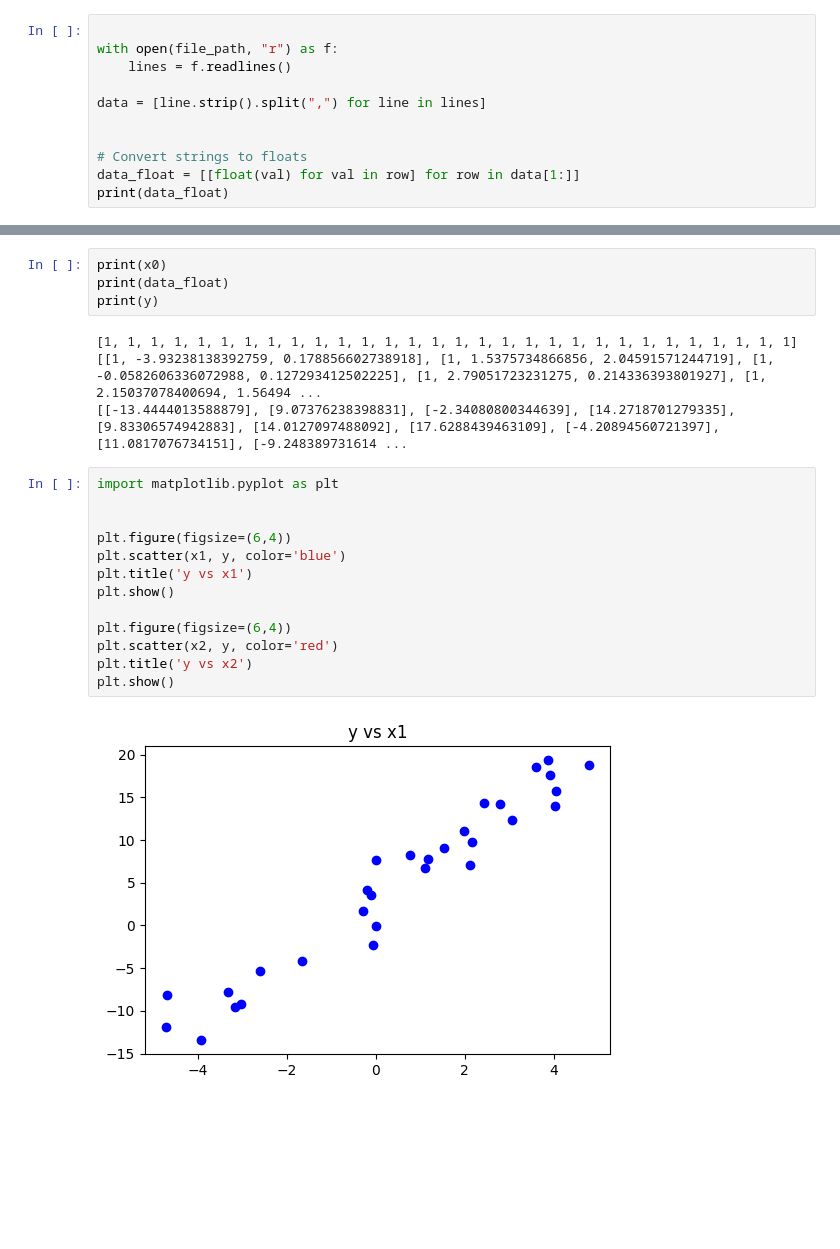
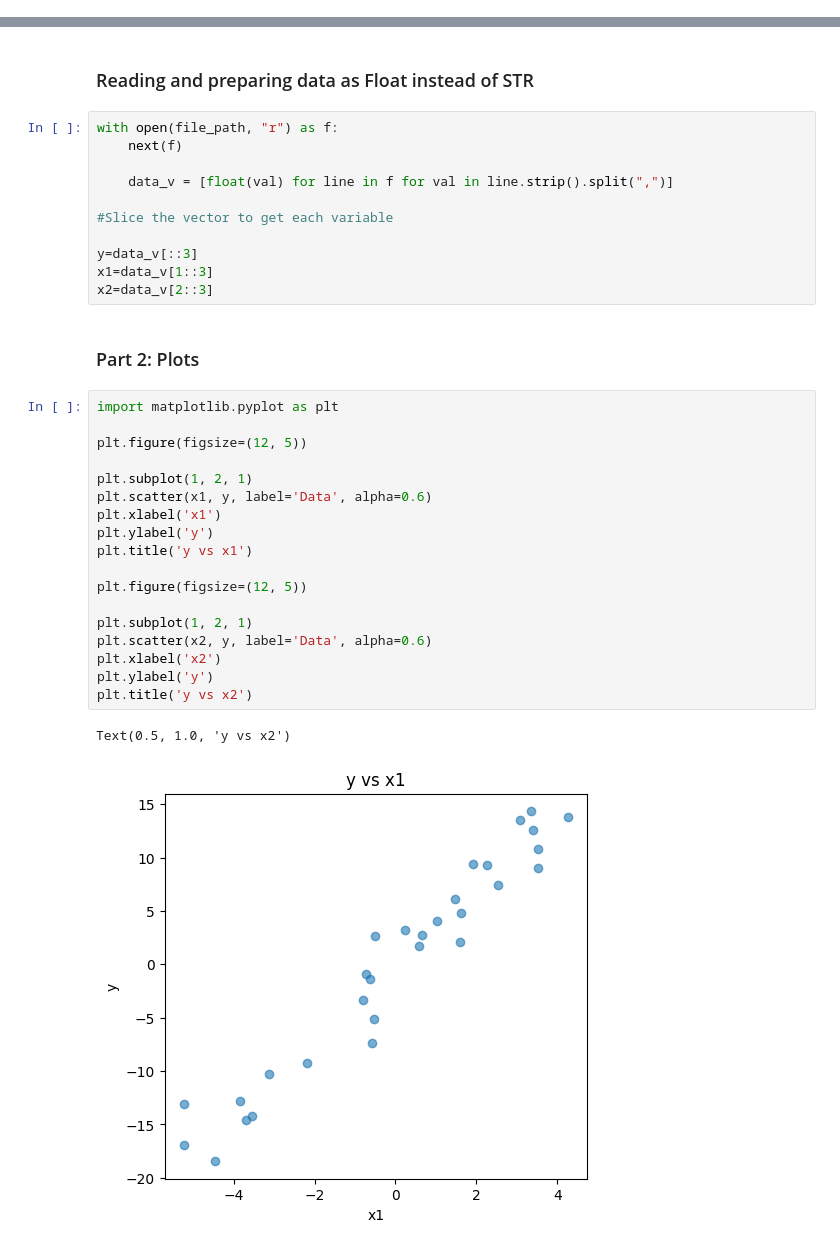
Before and after one commit to Nurdaylight/An-Econ-771, a Jupyter notebook: PS1/Metrics_ps_1_try.ipynb, the cells around one changed output, grey strips where cells are left out. Saved outputs shown, nothing was run; the diff lists cells and outputs as text; blank space fills up the shorter version.

```diff
--- a/PS1/Metrics_ps_1_try.ipynb
+++ b/PS1/Metrics_ps_1_try.ipynb
@@ -19,13 +27,2 @@ print("Downloaded to", file_path)
 # %% [output]
 Downloaded to /content/ps1.csv
-# %%
-
-with open(file_path, "r") as f:
-    lines = f.readlines()
-
-data = [line.strip().split(",") for line in lines]
-
-
-# Convert strings to floats
-data_float = [[float(val) for val in row] for row in data[1:]]
-print(data_float)
@@ -43,23 +29,36 @@ Wall time: 21.6 ms
-# %%
-print(x0)
-print(data_float)
-print(y)
-# %% [output]
-[1, 1, 1, 1, 1, 1, 1, 1, 1, 1, 1, 1, 1, 1, 1, 1, 1, 1, 1, 1, 1, 1, 1, 1, 1, 1, 1, 1, 1, 1]
-[[1, -3.93238138392759, 0.178856602738918], [1, 1.5375734866856, 2.04591571244719], [1, -0.0582606336072988, 0.127293412502225], [1, 2.79051723231275, 0.214336393801927], [1, 2.15037078400694, 1.56494 ...
-[[-13.4444013588879], [9.07376238398831], [-2.34080800344639], [14.2718701279335], [9.83306574942883], [14.0127097488092], [17.6288439463109], [-4.20894560721397], [11.0817076734151], [-9.248389731614 ...
+# %% [markdown]
+### Reading and preparing data as Float instead of STR
+# %%
+with open(file_path, "r") as f:
+    next(f)
+
+    data_v = [float(val) for line in f for val in line.strip().split(",")]
+
+#Slice the vector to get each variable
+
+y=data_v[::3]
+x1=data_v[1::3]
+x2=data_v[2::3]
+# %% [markdown]
+### Part 2: Plots
 # %%
 import matplotlib.pyplot as plt
 
+plt.figure(figsize=(12, 5))
 
-plt.figure(figsize=(6,4))
-plt.scatter(x1, y, color='blue')
+plt.subplot(1, 2, 1)
+plt.scatter(x1, y, label='Data', alpha=0.6)
+plt.xlabel('x1')
+plt.ylabel('y')
 plt.title('y vs x1')
-plt.show()
 
-plt.figure(figsize=(6,4))
-plt.scatter(x2, y, color='red')
+plt.figure(figsize=(12, 5))
+
+plt.subplot(1, 2, 1)
+plt.scatter(x2, y, label='Data', alpha=0.6)
+plt.xlabel('x2')
+plt.ylabel('y')
 plt.title('y vs x2')
-plt.show()
 # %% [output]
+Text(0.5, 1.0, 'y vs x2')
-[figure, old version]
+[figure, new version]
```
Also changed, not shown: parts of 8 cells of this notebook.
